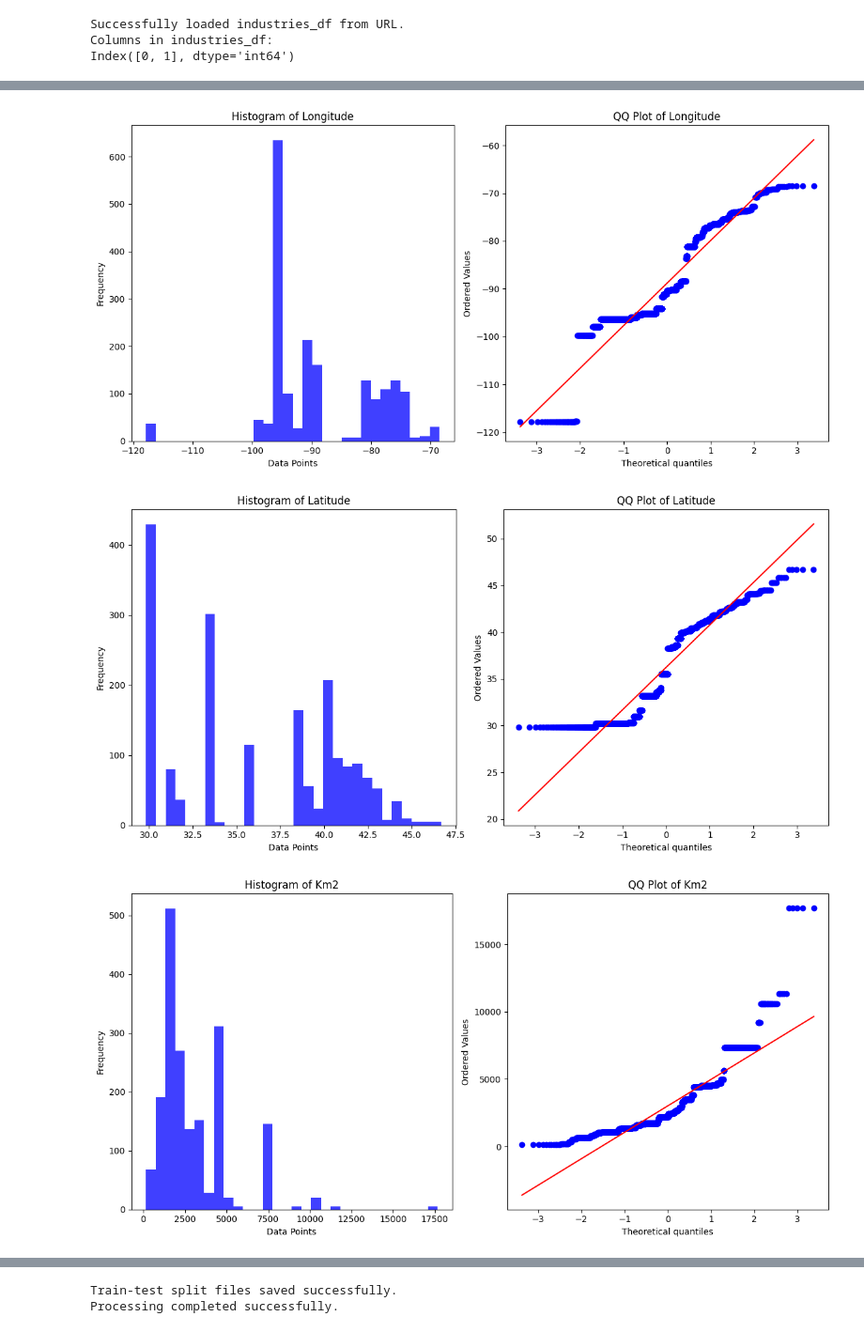
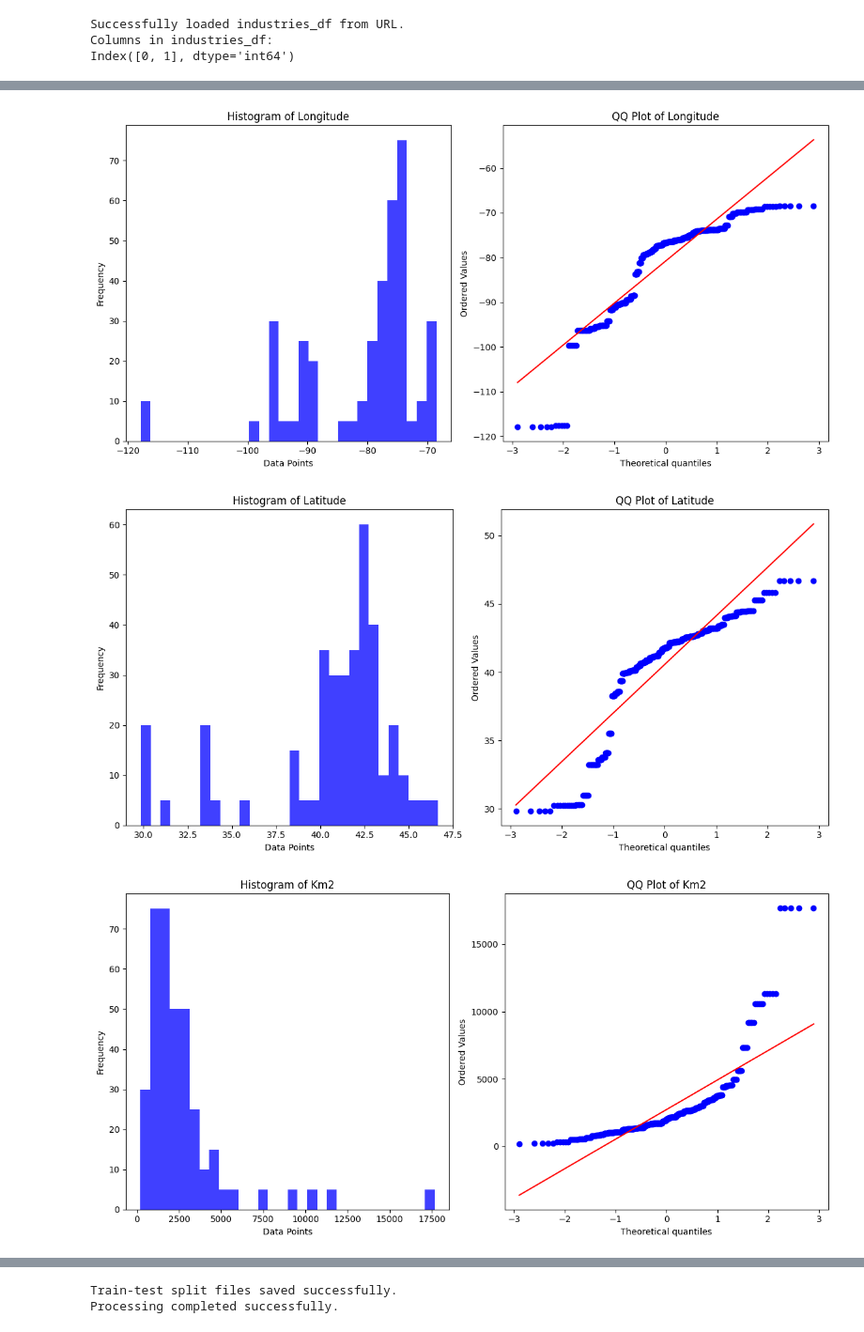
Before and after one commit to praneeth-bojanala5/realitystream, a Jupyter notebook: models/Run-Models-bkup.ipynb, the cells around one changed output, grey strips where cells are left out. Shown at 94% size. Saved outputs shown, nothing was run; the diff lists cells and outputs as text; code cells hidden in the pictures.

```diff
--- a/models/Run-Models-bkup.ipynb
+++ b/models/Run-Models-bkup.ipynb
@@ -947,7 +1419,7 @@ missing_values_distribution(X_total)
 def fill_na(dataframe):
     dataframe = dataframe.fillna(0)
     return dataframe
-X_total=fill_na(X_total)
+# X_total=fill_na(X_total)
 # %%
 def select_columns(dataframe, prefixes_to_exclude=None, name_to_exclude=None):
     # Filter columns based on exclusion prefixes
@@ -964,6 +1436,8 @@ def select_columns(dataframe, prefixes_to_exclude=None, name_to_exclude=None):
 
 
 X_total = select_columns(X_total, prefixes_to_exclude=['Est', 'Pay'], name_to_exclude='Name')
+###Xucen Liao, due to the high correlation between PercentUrban and Population, exclude PercentUrban
+X_total = select_columns(X_total, prefixes_to_exclude=['Est', 'Pay'], name_to_exclude='PercentUrban')
 X_total.columns
 # %% [output]
 Index(['Fips', 'Population', 'Longitude', 'Latitude', 'Km2', 'UrbanDensity',
@@ -985,32 +1459,44 @@ X_total.head()
 # %%
 import scipy.stats as stats
+import matplotlib.pyplot as plt
+import pandas as pd
+
 def plot_histograms_and_test_normality(df, column_indices):
     results = pd.DataFrame(columns=['Column', 'Shapiro_Statistic', 'Shapiro_p-value'])
 
-    # Select the specified columns by indices
     for column in df.columns[column_indices]:
         data = df[column].dropna()
 
+        # If cuDF, convert to pandas
+        if str(type(data)).startswith("<class 'cudf"):
+            data = data.to_pandas()
+
+        # Force conversion to numeric (important)
+        data = pd.to_numeric(data, errors='coerce')
+        data = data.dropna()  # Final cleaning
+
+        if len(data) < 3:
+            print(f"Skipping column {column} due to insufficient valid data.")
+            continue
+
         # Create histogram plot
         plt.figure(figsize=(12, 6))
-        plt.subplot(1, 2, 1)  # 1 row, 2 columns, first plot
+        plt.subplot(1, 2, 1)
         plt.hist(data, bins=30, alpha=0.75, color='blue')
         plt.title(f'Histogram of {column}')
         plt.xlabel('Data Points')
         plt.ylabel('Frequency')
 
-        # Perform Shapiro-Wilk test for normality
+        # Perform Shapiro-Wilk test
         shapiro_stat, shapiro_p = stats.shapiro(data)
 
-        # Add the QQ-Plot to visually assess normality
+        # QQ plot
         plt.subplot(1, 2, 2)
         stats.probplot(data, dist="norm", plot=plt)
         plt.title(f'QQ Plot of {column}')
-
         plt.tight_layout()
         plt.show()
 
-        # Add column name and Shapiro-Wilk test results to the DataFrame
         results = pd.concat([results, pd.DataFrame({
             'Column': [column],
             'Shapiro_Statistic': [shapiro_stat],
@@ -1019,9 +1505,8 @@ def plot_histograms_and_test_normality(df, column_indices):
 
     return results
 
-
-# Assume X_total is a DataFrame you want to use
-column_indices = slice(0, 20)  # Replace with any column index slice or list
+# Example usage
+column_indices = slice(0, 20)
 results = plot_histograms_and_test_normality(X_total, column_indices)
 print(results)
 # %% [output]
@@ -1030,3 +1515,3 @@ print(results)
-[figure, old version]
+[figure, new version]
-[figure, old version]
+[figure, new version]
-[figure, old version]
+[figure, new version]
```
Also changed, not shown: parts of 85 cells of this notebook, 3 other files.
